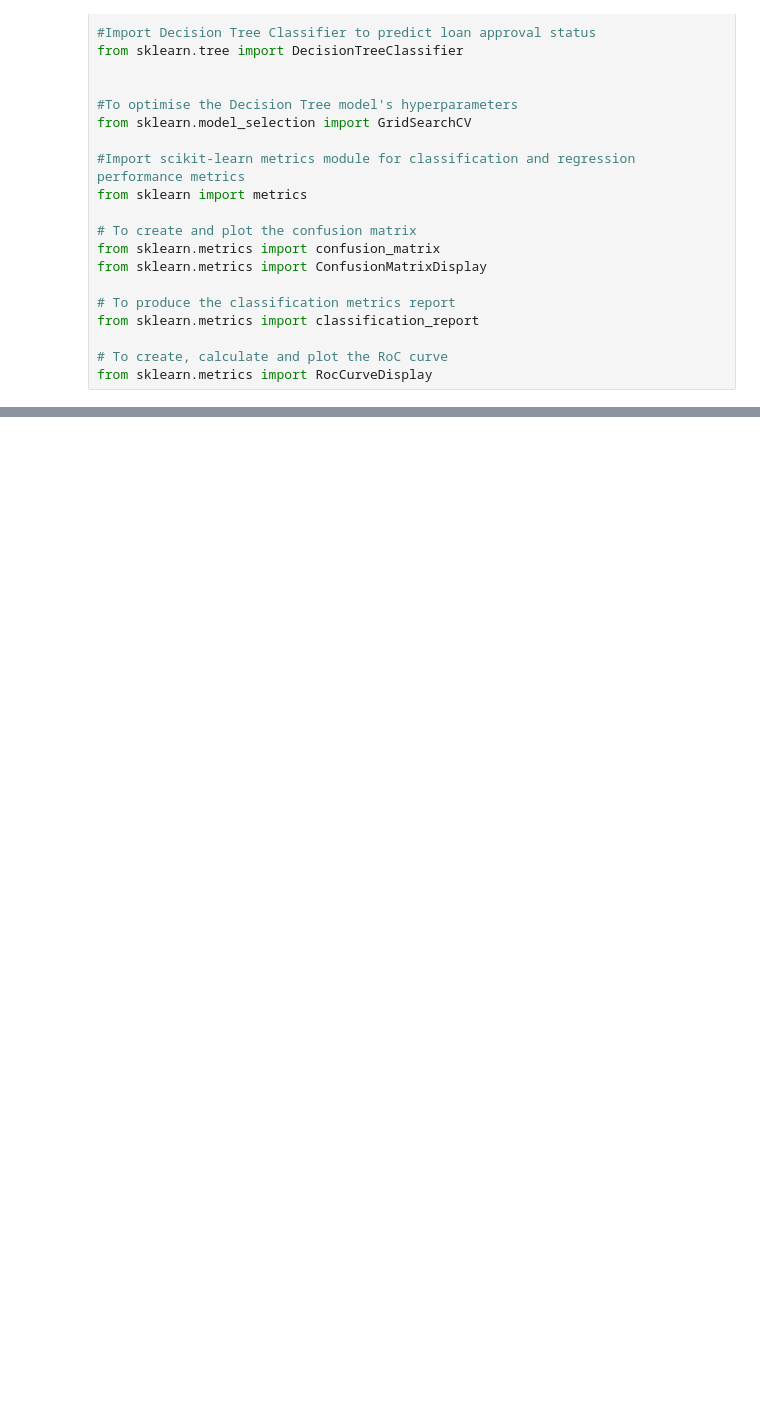
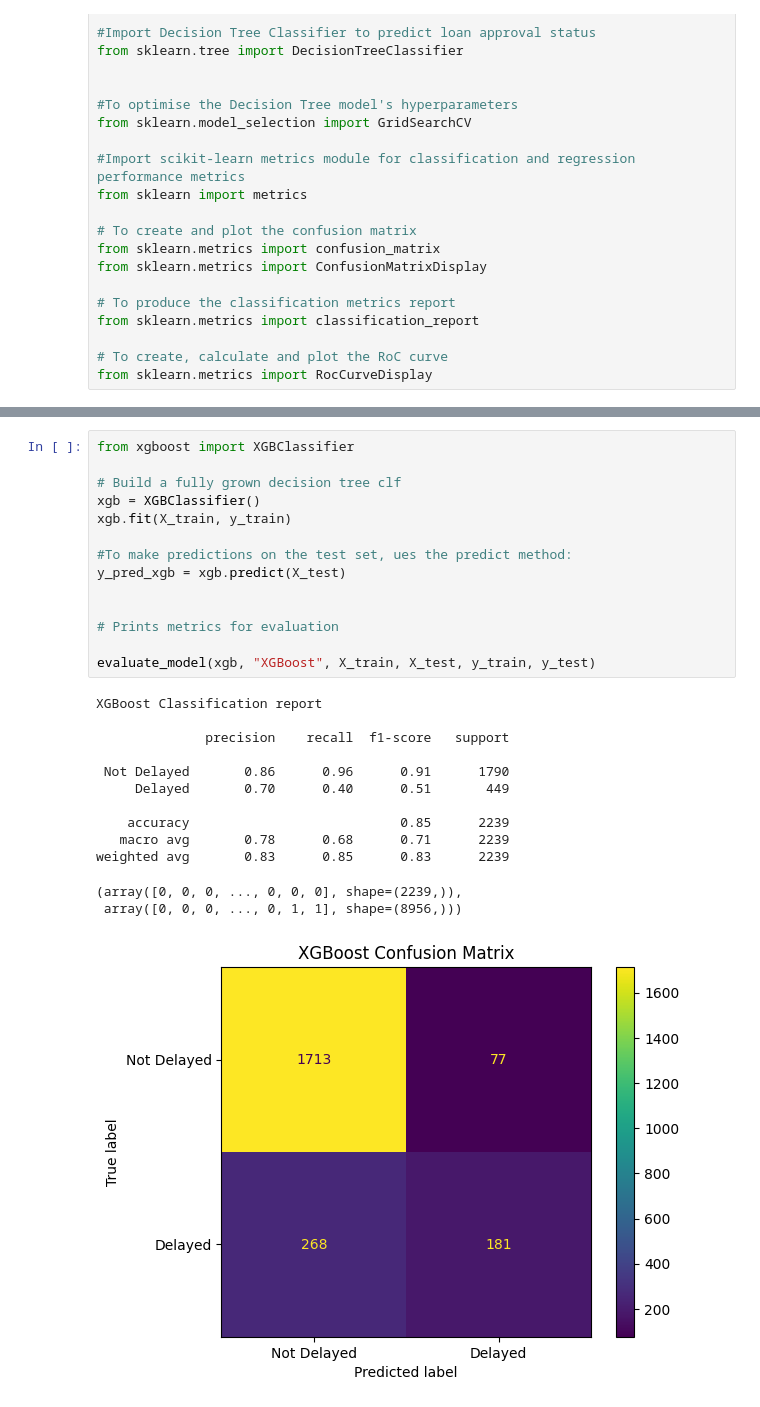
Before and after one commit to DanielAnthonyJones/LNER-Disruption-Prediction, a Jupyter notebook: LNER_potential_classification_models.ipynb, the cells around one changed output, grey strips where cells are left out. Drawn from its saved outputs; the diff is of its cells as text; blank space fills up the shorter version.

```diff
--- a/LNER_potential_classification_models.ipynb
+++ b/LNER_potential_classification_models.ipynb
@@ -311,0 +255,28 @@ weighted avg       0.81      0.81      0.81      2221
+# %%
+from xgboost import XGBClassifier
+
+# Build a fully grown decision tree clf
+xgb = XGBClassifier()
+xgb.fit(X_train, y_train)
+
+#To make predictions on the test set, ues the predict method:
+y_pred_xgb = xgb.predict(X_test)
+
+
+# Prints metrics for evaluation
+
+evaluate_model(xgb, "XGBoost", X_train, X_test, y_train, y_test)
+# %% [output]
+XGBoost Classification report
+
+              precision    recall  f1-score   support
+
+ Not Delayed       0.86      0.96      0.91      1790
+     Delayed       0.70      0.40      0.51       449
+
+    accuracy                           0.85      2239
+   macro avg       0.78      0.68      0.71      2239
+weighted avg       0.83      0.85      0.83      2239
+(array([0, 0, 0, ..., 0, 0, 0], shape=(2239,)),
+ array([0, 0, 0, ..., 0, 1, 1], shape=(8956,)))
+[figure, added]
```
Also changed, not shown: parts of 38 cells of this notebook.
